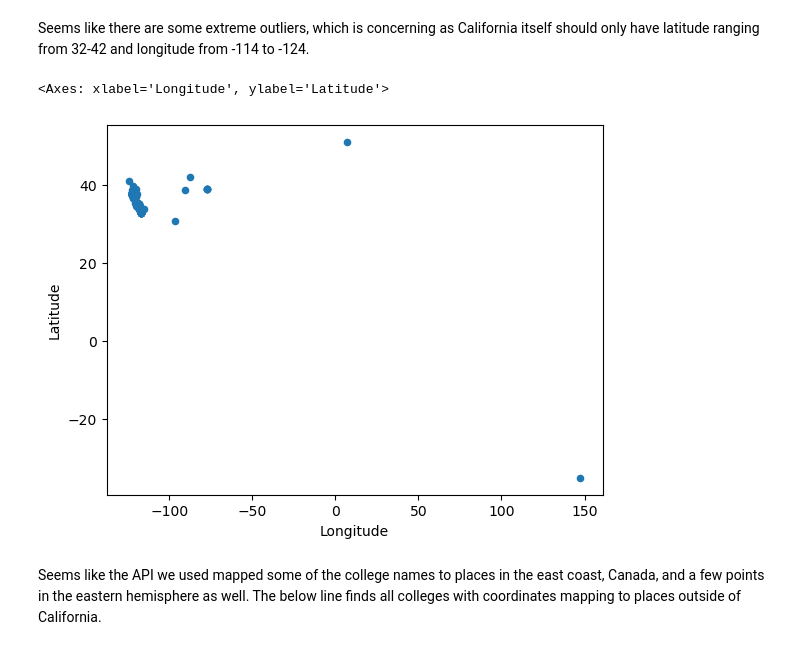
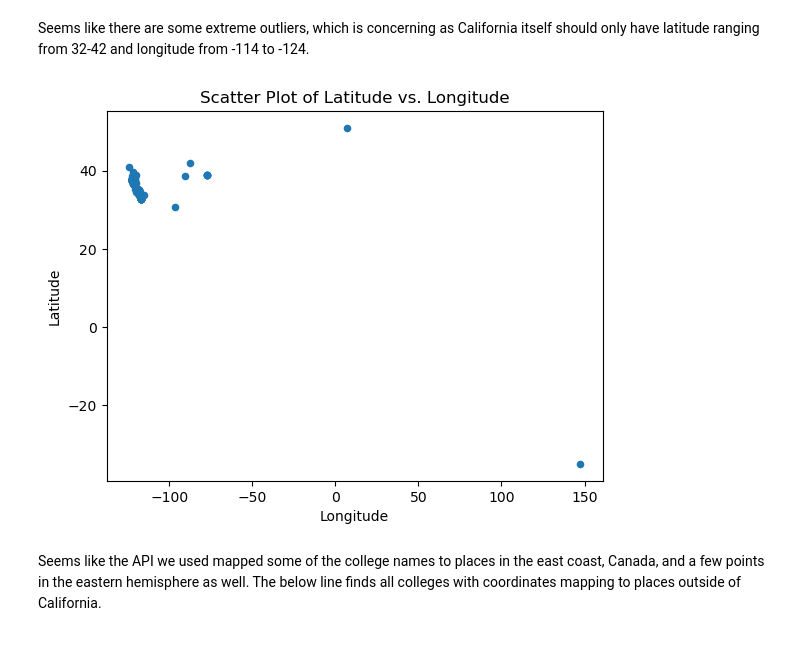
Before and after one commit to COGS108/Group091_WI26, a Jupyter notebook: 03-FinalProject.ipynb, the cells around one changed output. Drawn from its saved outputs; the diff is of its cells as text; code cells hidden in the pictures.

Commit message:
add plot titles and labels

```diff
--- a/03-FinalProject.ipynb
+++ b/03-FinalProject.ipynb
@@ -431,9 +458,10 @@ dtype: object
 Seems like there are some extreme outliers, which is concerning as California itself should only have latitude ranging from 32-42 and longitude from -114 to -124.
 # %%
 school_data[["Latitude", "Longitude"]].plot(kind="scatter", x="Longitude", y="Latitude")
+plt.title('Scatter Plot of Latitude vs. Longitude')
+plt.show()
 # %% [output]
-<Axes: xlabel='Longitude', ylabel='Latitude'>
-[figure, old version]
+[figure, new version]
 # %% [markdown]
 Seems like the API we used mapped some of the college names to places in the east coast, Canada, and a few points in the eastern hemisphere as well. The below line finds all colleges with coordinates mapping to places outside of California.
 # %%
```
Also changed, not shown: parts of 12 cells of this notebook.
